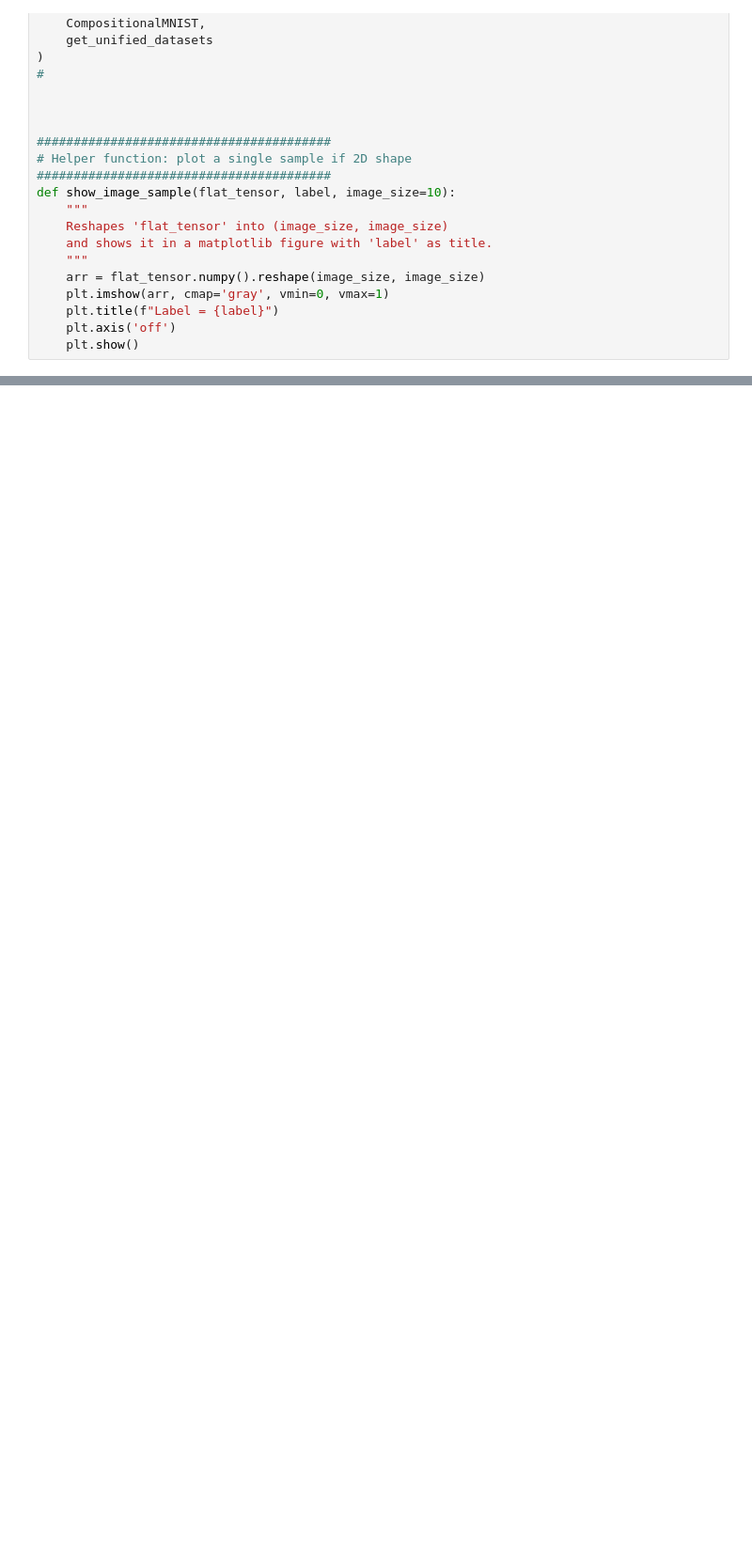
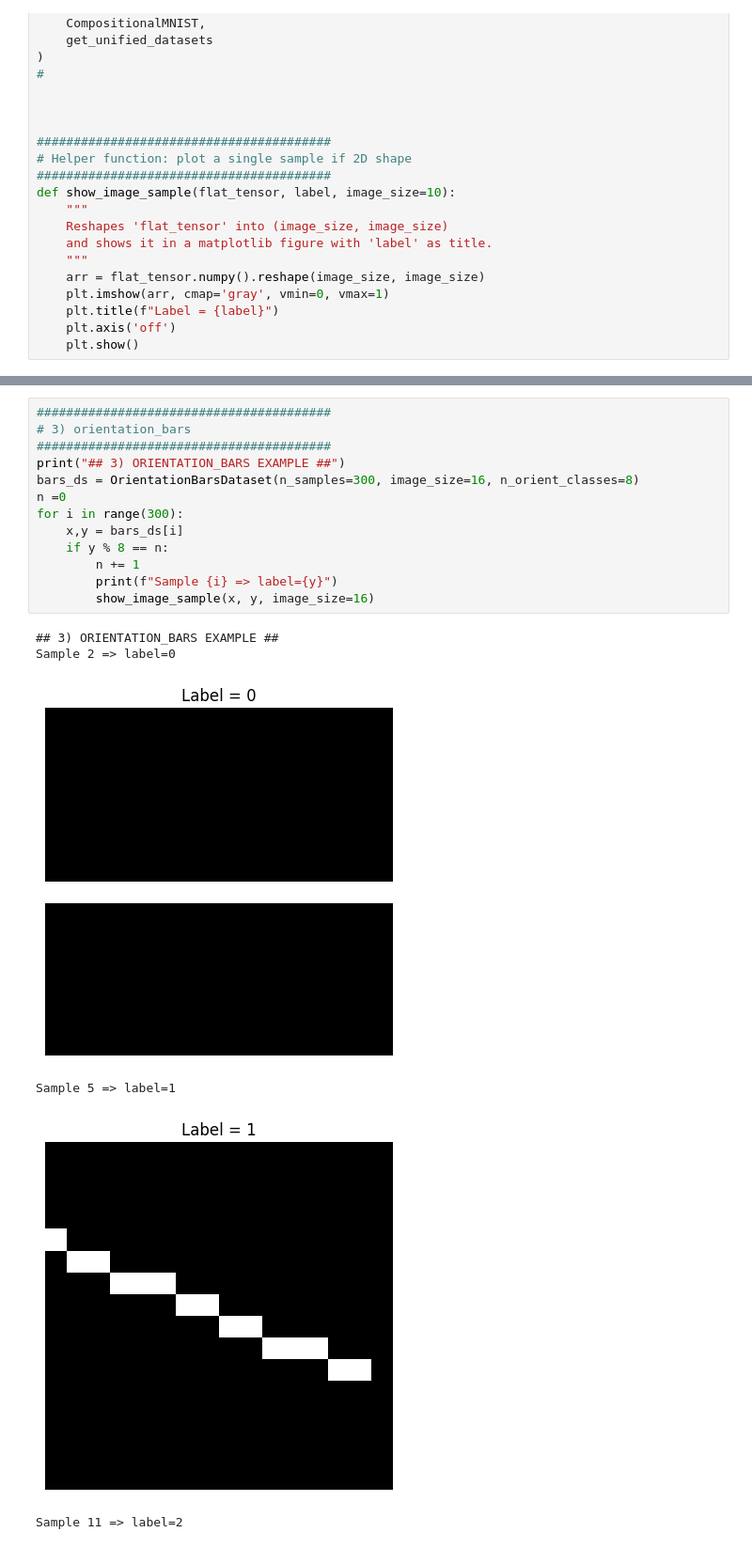
Before and after one commit to KempnerInstitute/DendriNet, a Jupyter notebook: notebooks/synthetic_exp.ipynb, the cells around one changed output, grey strips where cells are left out. Shown at 94% size. Drawn from its saved outputs; the diff is of its cells as text; blank space fills up the shorter version.

```diff
--- a/notebooks/synthetic_exp.ipynb
+++ b/notebooks/synthetic_exp.ipynb
@@ -40,0 +85,20 @@ def show_image_sample(flat_tensor, label, image_size=10):
+# %%
+########################################
+# 3) orientation_bars
+########################################
+print("## 3) ORIENTATION_BARS EXAMPLE ##")
+bars_ds = OrientationBarsDataset(n_samples=300, image_size=16, n_orient_classes=8)
+n =0
+for i in range(300):
+    x,y = bars_ds[i]
+    if y % 8 == n:
+        n += 1
+        print(f"Sample {i} => label={y}")
+        show_image_sample(x, y, image_size=16)
+# %% [output]
+## 3) ORIENTATION_BARS EXAMPLE ##
+Sample 2 => label=0
+[figure, added]
+Sample 5 => label=1
+[figure, added]
+Sample 11 => label=2
```
Also changed, not shown: parts of 9 cells of this notebook, 1 other file.
